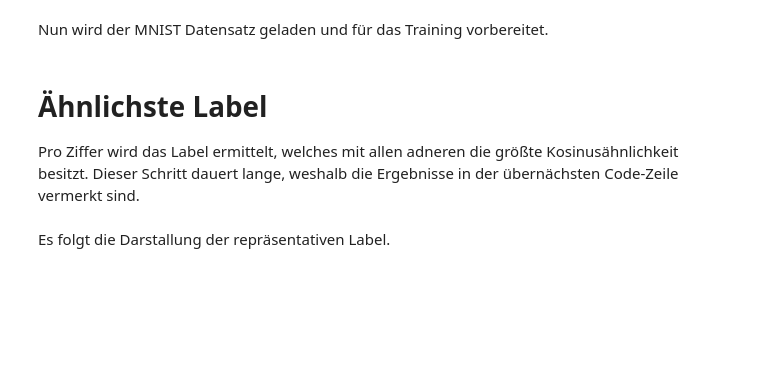
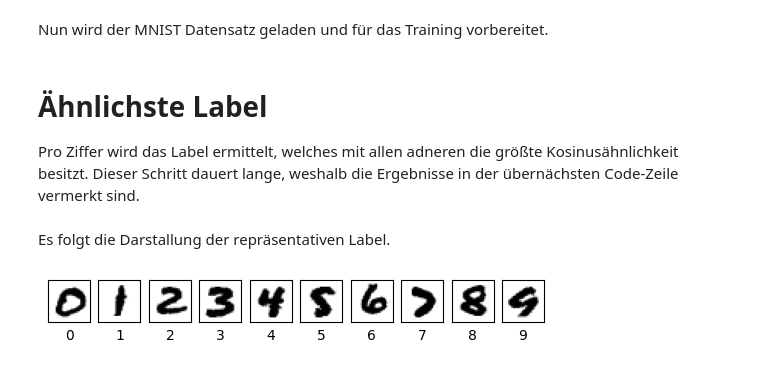
Before and after one commit to LucHalt/LucHalt_TFE21-2_deepLearning, a Jupyter notebook: Code/minLabel.ipynb, the cells around one changed output. Saved outputs shown, nothing was run; the diff lists cells and outputs as text; code cells hidden in the pictures; blank space fills up the shorter version.

```diff
--- a/Code/minLabel.ipynb
+++ b/Code/minLabel.ipynb
@@ -80,25 +79,26 @@ similar_indices = np.array(similar_indices)
 # %% [markdown]
 Es folgt die Darstallung der repräsentativen Label.
 # %%
-similar_indices = [47647, 17775, 42830, 13519, 1273, 26066, 21901, 10297, 46338, 39293]
+sim_indices = [47647, 17775, 42830, 13519, 1273, 26066, 21901, 10297, 46338, 39293]
 
 x_train_best = []
 y_train_best = []
 
 for i in range(10):
 
     plt.subplot(1, 10, i+1)
     plt.xticks([])
     plt.yticks([])
     plt.grid(False)
-    plt.imshow(x_train[similar_indices[i]], cmap=plt.cm.binary)
-    plt.xlabel(y_train[similar_indices[i]])
+    plt.imshow(x_train[sim_indices[i]], cmap=plt.cm.binary)
+    plt.xlabel(y_train[sim_indices[i]])
 
-    x_train_best.append(x_train[similar_indices[i]])
-    y_train_best.append(y_train[similar_indices[i]])
+    x_train_best.append(x_train[sim_indices[i]])
+    y_train_best.append(y_train[sim_indices[i]])
 
-# Umwandeln der Listen in numpy arrays
 x_train_b = np.array(x_train_best)
 y_train_b = np.array(y_train_best)
 
 plt.show()
+# %% [output]
+[figure, added]
```
Also changed, not shown: parts of 1 cell of this notebook, 1 other file.
